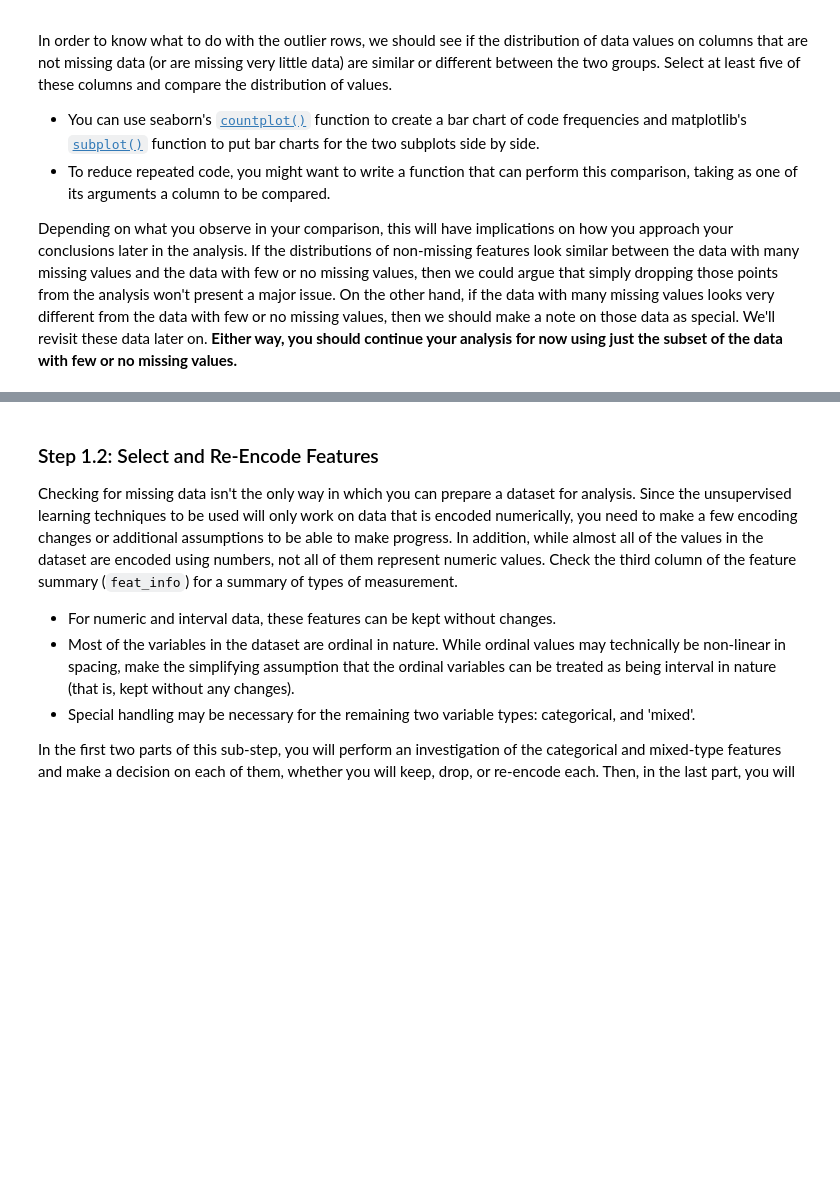
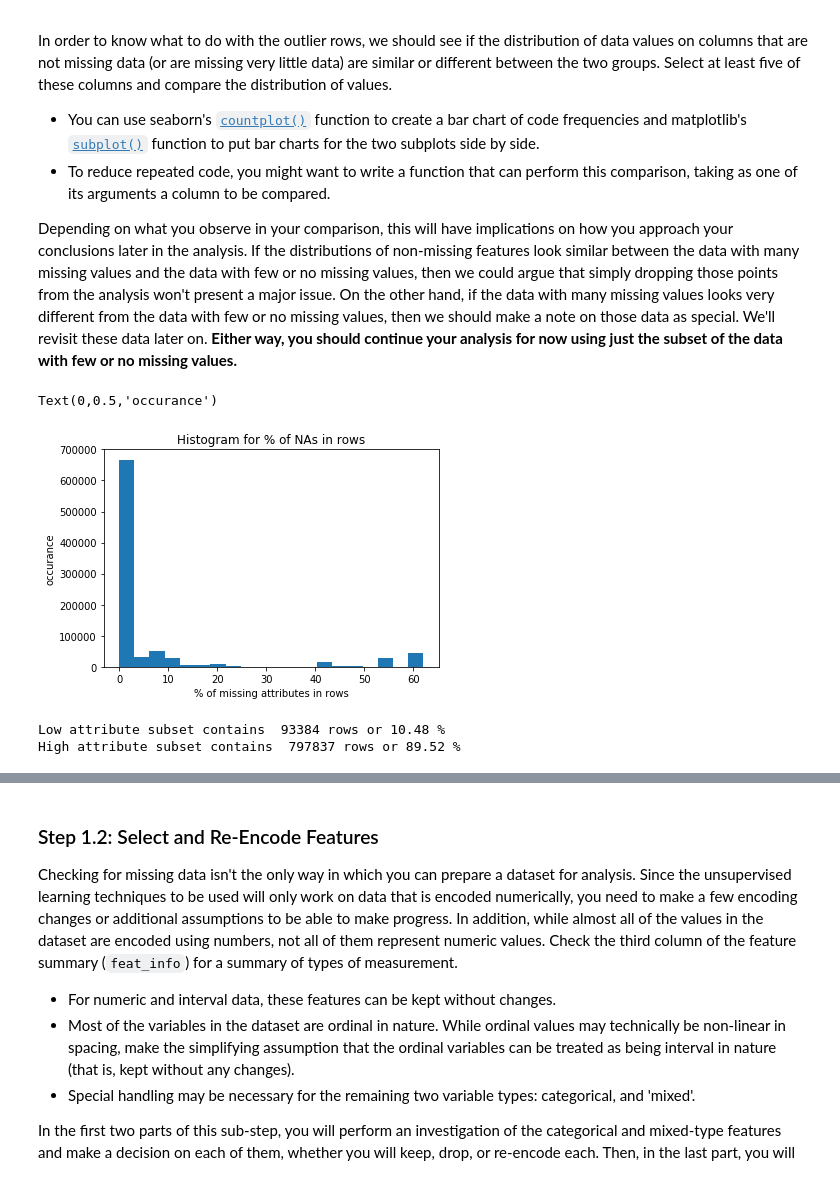
Before and after one commit to cemtekesin/Identify_Customer_Segments, a Jupyter notebook: Identify_Customer_Segments.ipynb, the cells around one changed output, grey strips where cells are left out. Drawn from its saved outputs; the diff is of its cells as text; code cells hidden in the pictures; blank space fills up the shorter version.

```diff
--- a/Identify_Customer_Segments.ipynb
+++ b/Identify_Customer_Segments.ipynb
@@ -222,0 +366,7 @@ plt.hist()
+# %%
+#final dataset for adjusting number of columns
+#Also created another checkpoint
+#azdias_clean.to_csv('azdias_cleaned_dropped.csv', index=False)
+azdias_clean = pd.read_csv('azdias_cleaned_dropped.csv')
+print(azdias_clean.shape)
+azdias_clean.describe()
@@ -242,3 +406,27 @@ Depending on what you observe in your comparison, this will have implications on
+# %%
+# How much data is missing in each row of the dataset?
+n_missing_row = azdias_clean.isna().sum(axis=1)
+prcnt_m_r = n_missing_row/len(azdias_clean.columns)*100
+plt.hist(prcnt_m_r, bins=20)
+plt.title('Histogram for % of NAs in rows')
+plt.xlabel('% of missing attributes in rows')
+plt.ylabel('occurance')
+# %% [output]
+Text(0,0.5,'occurance')
+[figure, added]
+# %%
+# Write code to divide the data into two subsets based on the number of missing
+# values in each row.
+#My analysis show that 30% is a good threshold to divide the data.
+#If 30% or more attributes are missing per row, it will be in low attribute subset.
+#Note that 0.3*79=23.7; Hence, rows with 24 and more missing attributes will be at low attribute subset
+low_attribute_subset = azdias_clean[prcnt_m_r>=30]
+high_attribute_subset = azdias_clean[prcnt_m_r<30]
+print("Low attribute subset contains ",len(low_attribute_subset), "rows or",round(len(low_attribute_subset)/len(azdias_clean)*100,2),"%")
+print("High attribute subset contains ",len(high_attribute_subset), "rows or",round(len(high_attribute_subset)/len(azdias_clean)*100,2),"%")
+# %% [output]
+Low attribute subset contains  93384 rows or 10.48 %
+High attribute subset contains  797837 rows or 89.52 %
 # %%
 # Compare the distribution of values for at least five columns where there are
 # no or few missing values, between the two subsets.
```
Also changed, not shown: parts of 62 cells of this notebook.
